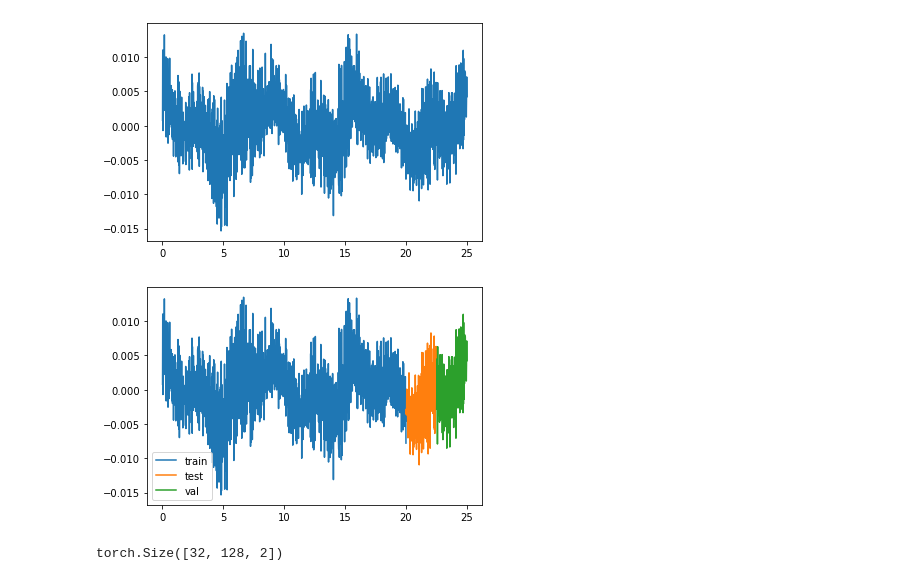
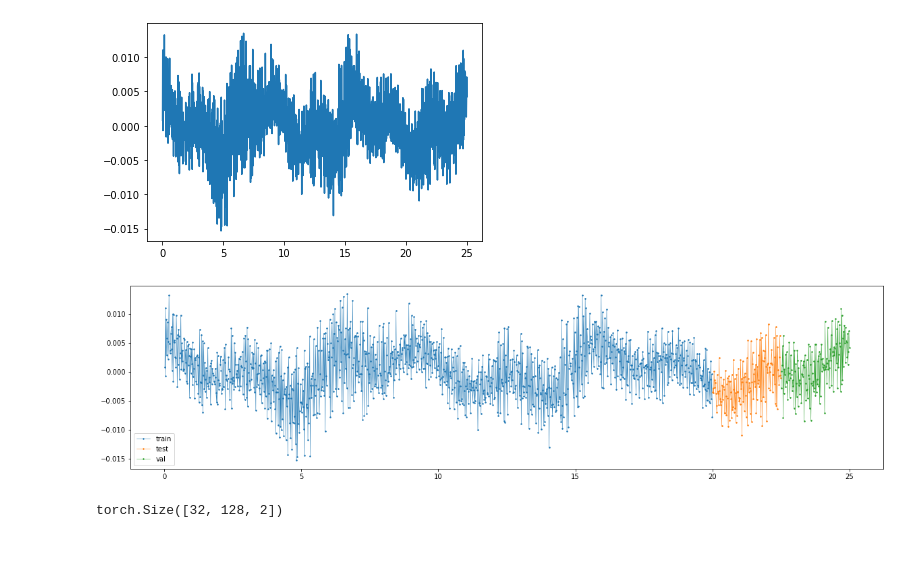
Before and after one commit to Benjamin-van-Heerden/ml-mess, a Jupyter notebook: time_series_transformer.ipynb, the cells around one changed output. Drawn from its saved outputs; the diff is of its cells as text; code cells hidden in the pictures; blank space fills up the shorter version.

```diff
--- a/time_series_transformer.ipynb
+++ b/time_series_transformer.ipynb
@@ -47,13 +47,14 @@ test_split = int(0.9 * len(X))
 X_train, X_test, X_val = X[:train_split], X[train_split:test_split], X[test_split:]
 y_train, y_test, y_val = y[:train_split], y[train_split:test_split], y[test_split:]
 # %%
-plt.plot(t[:train_split], y_train, label='train')
-plt.plot(t[train_split:test_split], y_test, label='test')
-plt.plot(t[test_split:], y_val, label='val')
+plt.figure(figsize=(20, 5))
+plt.plot(t[:train_split], y_train, label='train', linewidth=0.5, marker='.', markersize=3)
+plt.plot(t[train_split:test_split], y_test, label='test', linewidth=0.5, marker='.', markersize=3)
+plt.plot(t[test_split:], y_val, label='val', linewidth=0.5, marker='.', markersize=3)
 plt.legend();
 # here are our splits and what we are trying to predict
 # %% [output]
-[figure, old version]
+[figure, new version]
 # %%
 # this is just a toy model and the only thing that affects the target is the close price
 # the hope being that the model will realise this and learn to predict the change in close price
```
Also changed, not shown: parts of 5 cells of this notebook.
